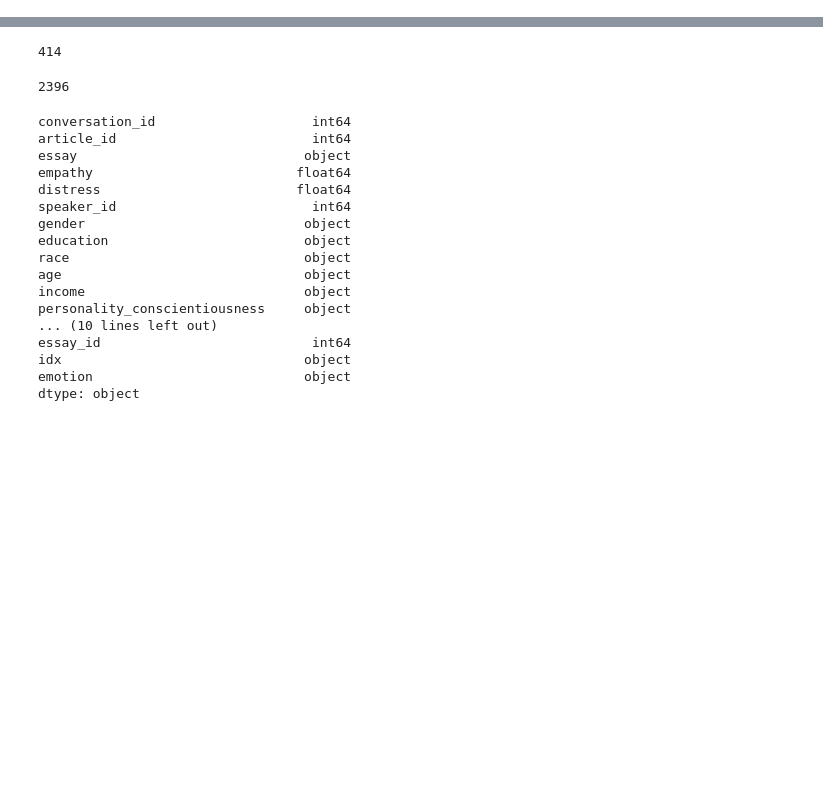
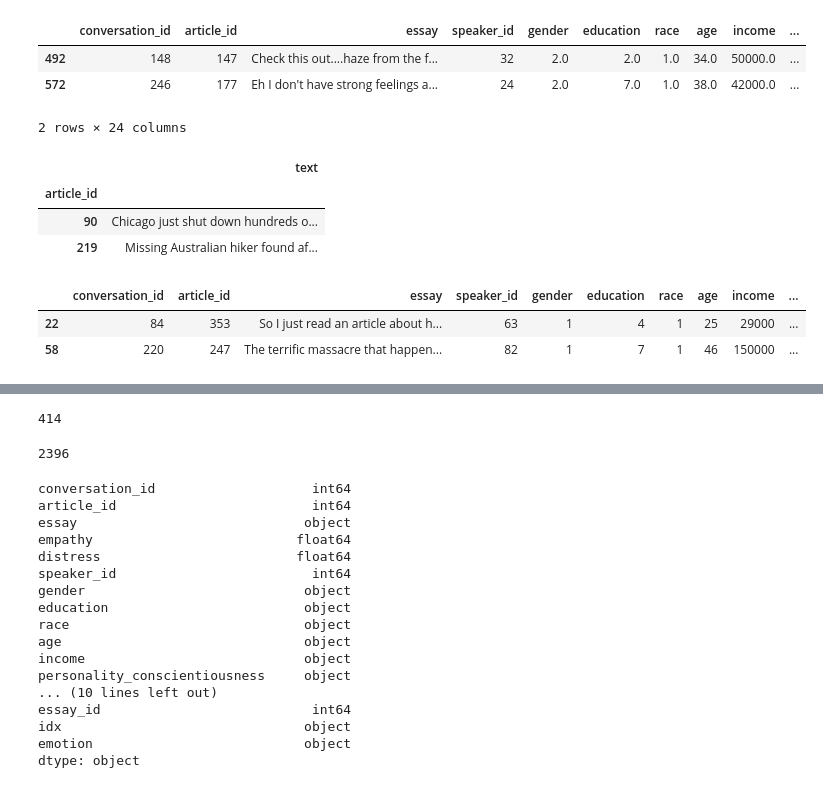
Before and after one commit to hasan-rakibul/WASSA23-empathy-emotion, a Jupyter notebook: preprocessing.ipynb, the cells around one changed output, grey strips where cells are left out. Saved outputs shown, nothing was run; the diff lists cells and outputs as text; code cells hidden in the pictures; blank space fills up the shorter version.

```diff
--- a/preprocessing.ipynb
+++ b/preprocessing.ipynb
@@ -4,0 +16,23 @@ import matplotlib.pyplot as plt
+# %%
+train_dev = pd.read_csv("./processed_data/essay_article_id_train_dev.csv", index_col=0)
+train_dev.sample(2)
+# %% [output]
+|  | conversation_id | article_id | essay | speaker_id | gender | education | race | age | income | ... |
+| 492 | 148 | 147 | Check this out....haze from the f... | 32 | 2.0 | 2.0 | 1.0 | 34.0 | 50000.0 | ... |
+| 572 | 246 | 177 | Eh I don't have strong feelings a... | 24 | 2.0 | 7.0 | 1.0 | 38.0 | 42000.0 | ... |
+2 rows × 24 columns
+# %%
+article_raw = pd.read_csv('./dataset/articles_adobe_AMT.csv', header=0, index_col=0)
+article_raw.sample(2)
+# %% [output]
+|  | text |
+| article_id |  |
+| 90 | Chicago just shut down hundreds o... |
+| 219 | Missing Australian hiker found af... |
+# %%
+raw_dev = pd.read_csv('./dataset/dev/WASSA23_essay_level_dev.tsv', sep='\t', header=0)
+raw_dev.sample(2)
+# %% [output]
+|  | conversation_id | article_id | essay | speaker_id | gender | education | race | age | income | ... |
+| 22 | 84 | 353 | So I just read an article about h... | 63 | 1 | 4 | 1 | 25 | 29000 | ... |
+| 58 | 220 | 247 | The terrific massacre that happen... | 82 | 1 | 7 | 1 | 46 | 150000 | ... |
```
Also changed, not shown: parts of 10 cells of this notebook, 31 other files.
